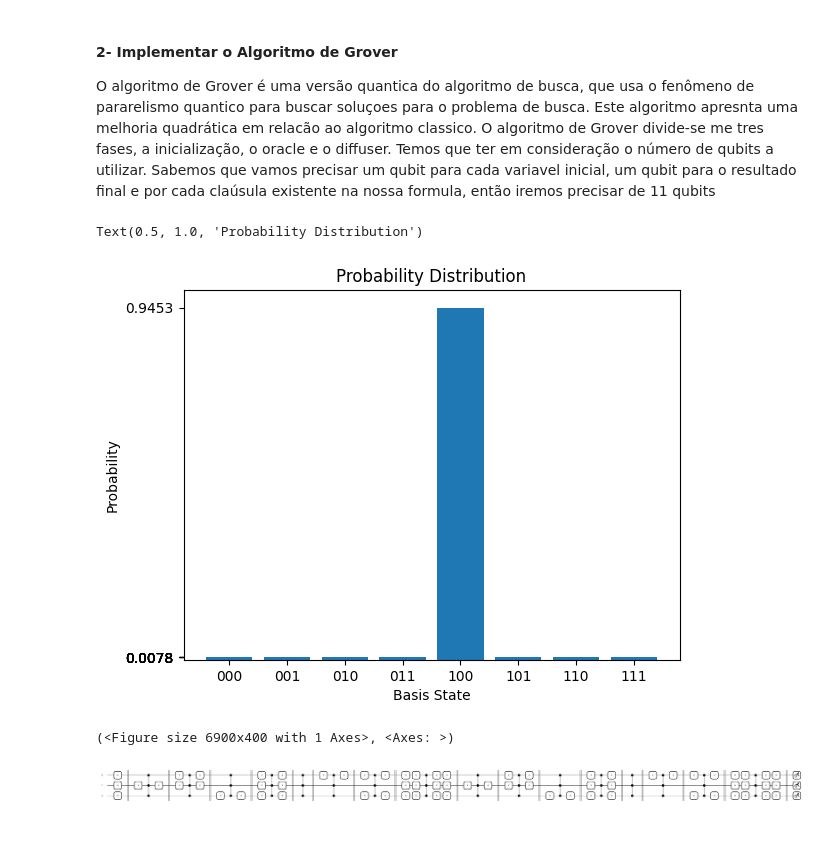
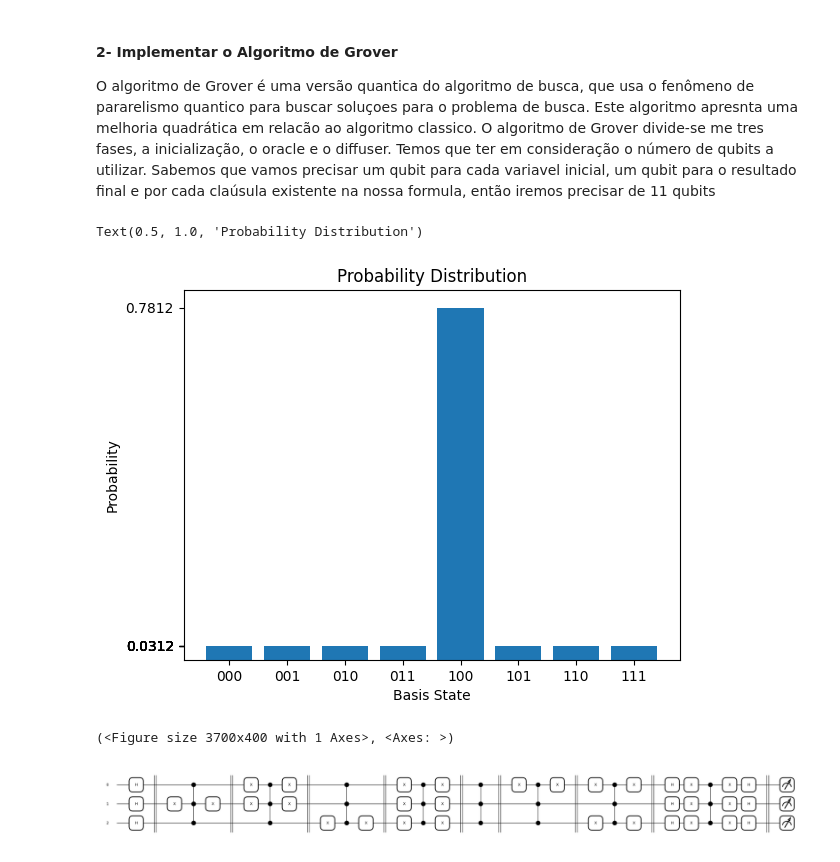
Before and after one commit to RafaelaAntunes17/Trabalho_IC, a Jupyter notebook: 3-SAT.ipynb, the cells around one changed output. Cells and saved outputs as stored; diff of their text form; code cells hidden in the pictures; blank space fills up the shorter version.

```diff
--- a/3-SAT.ipynb
+++ b/3-SAT.ipynb
@@ -53,10 +60,7 @@ Sabemos que vamos precisar um qubit para cada variavel inicial, um qubit para o
 import pennylane as qml
 from pennylane import numpy as np
 # %%
-def grover(n_qubits, iterations="optimal"):
-    # Verifica se o número de qubits é compatível
-    if n_qubits < 3:
-        raise ValueError("São necessários pelo menos 3 qubits para esta fórmula")
+def grover(n_qubits, iterations):
 
     input_registers = list(range(n_qubits))
 
@@ -67,12 +71,8 @@ def grover(n_qubits, iterations="optimal"):
     qml.Barrier()
 
     # Calcula número de iterações
-    if iterations == "optimal":
-        its = int(np.round(np.pi/4 * np.sqrt(2**n_qubits)))
-    else:
-        its = iterations
 
-    for _ in range(its):
+    for _ in range(iterations):
         # ORÁCULO PARA A FÓRMULA BOOLEANA
         # Implementa cada cláusula da fórmula:
 
@@ -155,26 +155,26 @@ def grover(n_qubits, iterations="optimal"):
     return qml.probs(wires=input_registers)
 # %%
 n_qubits = 3
-itarations = "optimal"
+itarations = 1
 
 dev = qml.device("default.qubit", wires=n_qubits + 1)
 Grover = qml.QNode(grover, dev)
 
-probs = Grover(n_qubits, iterations=itarations)
+probs = Grover(n_qubits, itarations)
 
 #Visualize the probability histogram
 import matplotlib.pyplot as plt
 plt.bar([np.binary_repr(i, width=n_qubits) for i in range(2**n_qubits)], probs)
 
 plt.xlabel("Basis State")
 plt.ylabel("Probability")
 plt.yticks(probs)
 plt.title("Probability Distribution")
 # %% [output]
 Text(0.5, 1.0, 'Probability Distribution')
-[figure, old version]
+[figure, new version]
 # %%
 qml.draw_mpl(Grover)(n_qubits, iterations=itarations)
 # %% [output]
-(<Figure size 6900x400 with 1 Axes>, <Axes: >)
+(<Figure size 3700x400 with 1 Axes>, <Axes: >)
-[figure, old version]
+[figure, new version]
```
Also changed, not shown: parts of 4 cells of this notebook.
